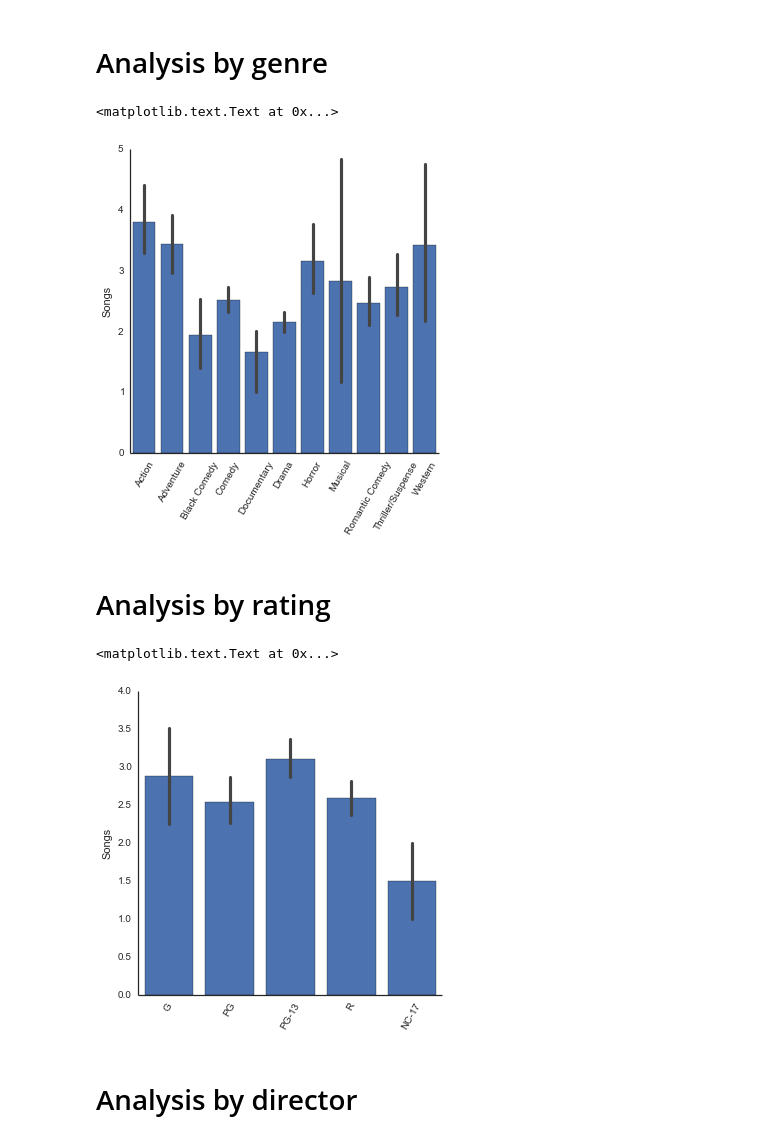
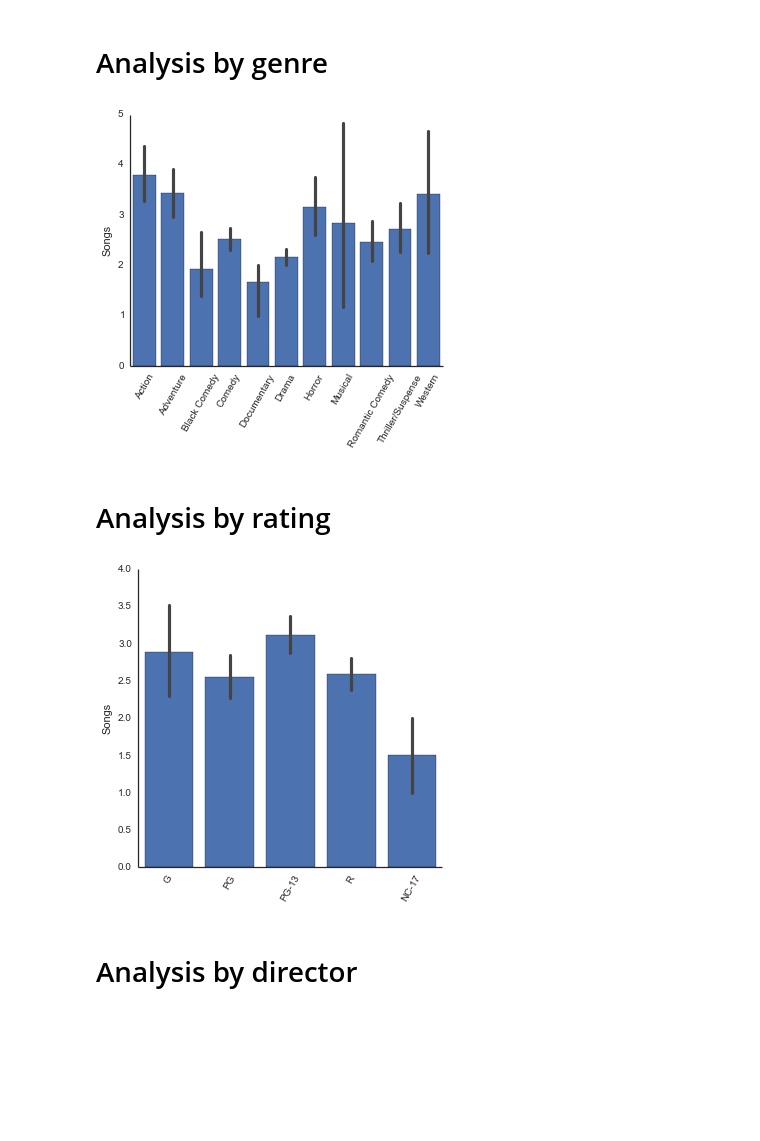
Before and after one commit to brianckeegan/Trailers, a Jupyter notebook: Trailers.ipynb, the cells around one changed output. Saved outputs shown, nothing was run; the diff lists cells and outputs as text; code cells hidden in the pictures; blank space fills up the shorter version.

```diff
--- a/Trailers.ipynb
+++ b/Trailers.ipynb
@@ -365,11 +368,11 @@ df2.to_csv('joined_data.csv',encoding='utf8')
 # %%
 sns.factorplot('Genre_y','Songs',data=df2,kind='auto')
 plt.xticks(rotation=60)
 plt.xlabel('')
-#plt.ylim((0,10))
+plt.tight_layout()
+plt.savefig('genre.png')
 # %% [output]
-<matplotlib.text.Text at 0x...>
-[figure, old version]
+[figure, new version]
 # %% [markdown]
 # Analysis by rating
 # %%
@@ -377,10 +380,11 @@ df2_normal_ratings = df2[df2['Rated'].isin(['G','PG','PG-13','R','NC-17'])]
 sns.factorplot('Rated','Songs',data=df2_normal_ratings,kind='auto',x_order=['G','PG','PG-13','R','NC-17'])
 plt.xticks(rotation=60)
 plt.xlabel('')
+plt.tight_layout()
+plt.savefig('rating.png')
 #plt.ylim((0,10))
 # %% [output]
-<matplotlib.text.Text at 0x...>
-[figure, old version]
+[figure, new version]
 # %% [markdown]
 # Analysis by director
 # %%
```
Also changed, not shown: parts of 5 cells of this notebook, 1 other file.
